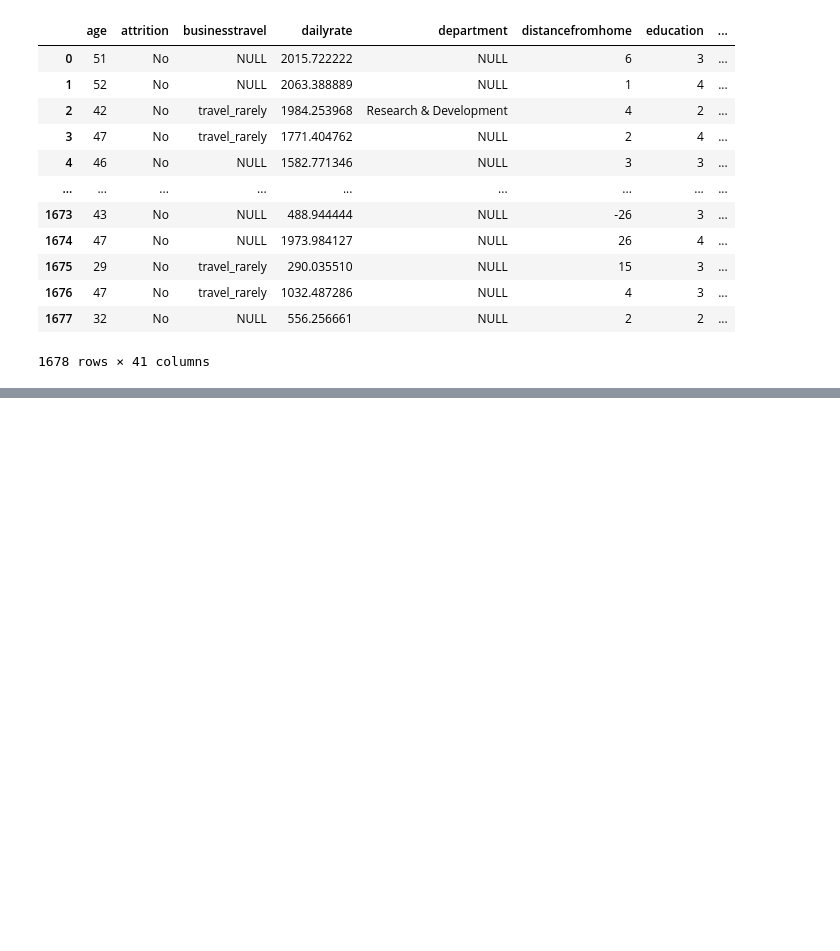
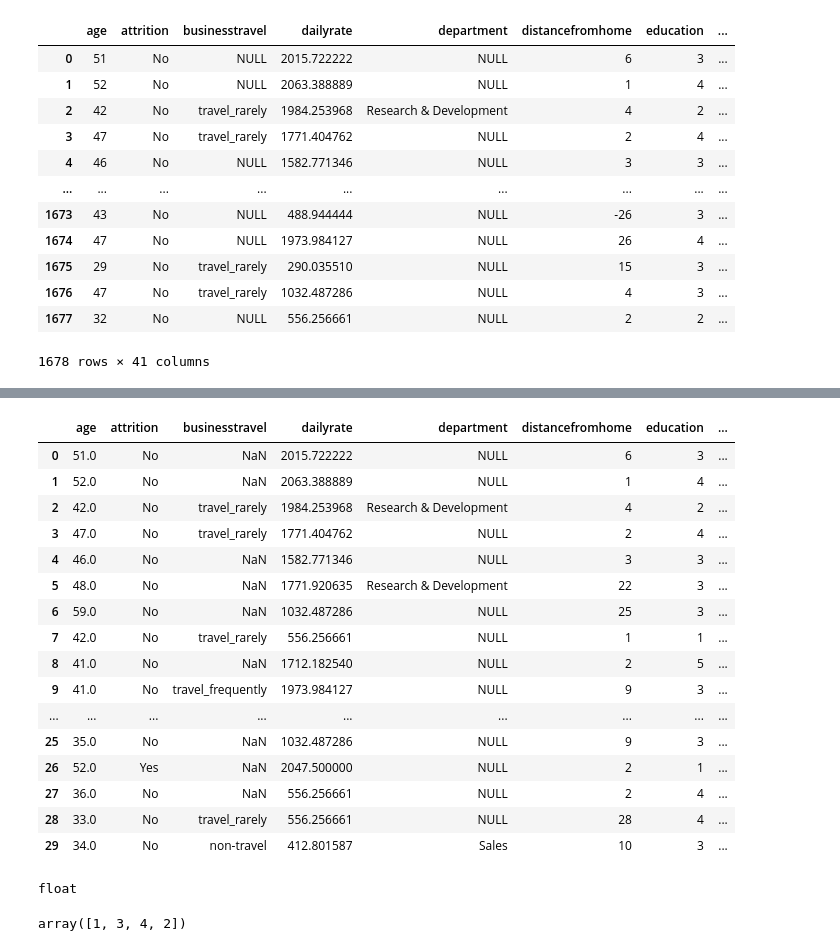
Before and after one commit to Iara-AC/project-da-promo-K-modulo-3-team-1, a Jupyter notebook: FUNCIONES/Funciones.ipynb, the cells around one changed output, grey strips where cells are left out. Drawn from its saved outputs; the diff is of its cells as text; code cells hidden in the pictures; blank space fills up the shorter version.

```diff
--- a/FUNCIONES/Funciones.ipynb
+++ b/FUNCIONES/Funciones.ipynb
@@ -173,17 +165,13 @@ type(resultado)
 # Crear función para transformar string a int. No esta hecho para las columnas adecuadas.
 
 def string_a_int (dato):
-    """
-    Convierte un número string a int.
-
-    Parámetros:
-    dato: Número a convertir.
-
-    Retorno:
-    int: Representación del número en formato int.
-    """
-    return int(dato)
+    try:
+        return int (dato)
+    except:
+        return np.nan
+columns = ['age', 'monthlyincome','monthlyrate','yearsincurrentrole', 'salary']
+for col in columns:
+    df[col] = df[col].apply(string_a_int)
 
 # Ejemplo de uso
-resultado = string_a_int(123.456)
-print(resultado)
+df['age']
@@ -189,0 +191,45 @@ print(resultado)
+# %%
+def cambiar_coma_punto(columna):
+    """
+    Cambia las comas por puntos y elimina símbolos como '$' en los valores de una columna.
+    Parámetros:
+        columna (str): Cadena de texto a modificar.
+    Retorna:
+        float: Número transformado, o np.nan si ocurre un error.
+    """
+    if isinstance(columna, (int, float)):
+            return columna
+    try:
+        # Reemplazar comas por puntos y eliminar el símbolo '$'
+        return float(columna.replace(',', '.').replace('$', ''))
+    except:
+        # Si hay un error (como valores no numéricos), devolver NaN
+        return np.nan
+columnas = ["totalworkingyears", "worklifebalance", "yearsincurrentrole", "monthlyincome", "monthlyrate", "sameasmonthlyincome", "salary"]
+# Aplicar la transformación
+for col in columnas:
+    if col in df.columns:
+        df[col] = df[col].apply(cambiar_coma_punto)
+df.head(30)
+# %% [output]
+|  | age | attrition | businesstravel | dailyrate | department | distancefromhome | education | ... |
+| 0 | 51.0 | No | NaN | 2015.722222 | NULL | 6 | 3 | ... |
+| 1 | 52.0 | No | NaN | 2063.388889 | NULL | 1 | 4 | ... |
+| 2 | 42.0 | No | travel_rarely | 1984.253968 | Research & Development | 4 | 2 | ... |
+| 3 | 47.0 | No | travel_rarely | 1771.404762 | NULL | 2 | 4 | ... |
+| 4 | 46.0 | No | NaN | 1582.771346 | NULL | 3 | 3 | ... |
+| 5 | 48.0 | No | NaN | 1771.920635 | Research & Development | 22 | 3 | ... |
+| 6 | 59.0 | No | NaN | 1032.487286 | NULL | 25 | 3 | ... |
+| 7 | 42.0 | No | travel_rarely | 556.256661 | NULL | 1 | 1 | ... |
+| 8 | 41.0 | No | NaN | 1712.182540 | NULL | 2 | 5 | ... |
+| 9 | 41.0 | No | travel_frequently | 1973.984127 | NULL | 9 | 3 | ... |
+| ... | ... | ... | ... | ... | ... | ... | ... | ... |
+| 25 | 35.0 | No | NaN | 1032.487286 | NULL | 9 | 3 | ... |
+| 26 | 52.0 | Yes | NaN | 2047.500000 | NULL | 2 | 1 | ... |
+| 27 | 36.0 | No | NaN | 556.256661 | NULL | 2 | 4 | ... |
+| 28 | 33.0 | No | travel_rarely | 556.256661 | NULL | 28 | 4 | ... |
+| 29 | 34.0 | No | non-travel | 412.801587 | Sales | 10 | 3 | ... |
+# %%
+type(resultado2)
+# %% [output]
+float
@@ -189,0 +243,4 @@ print(resultado)
+# %%
+df['environmentsatisfaction'].unique()
+# %% [output]
+array([1, 3, 4, 2])
```
Also changed, not shown: parts of 7 cells of this notebook, 1 other file.
